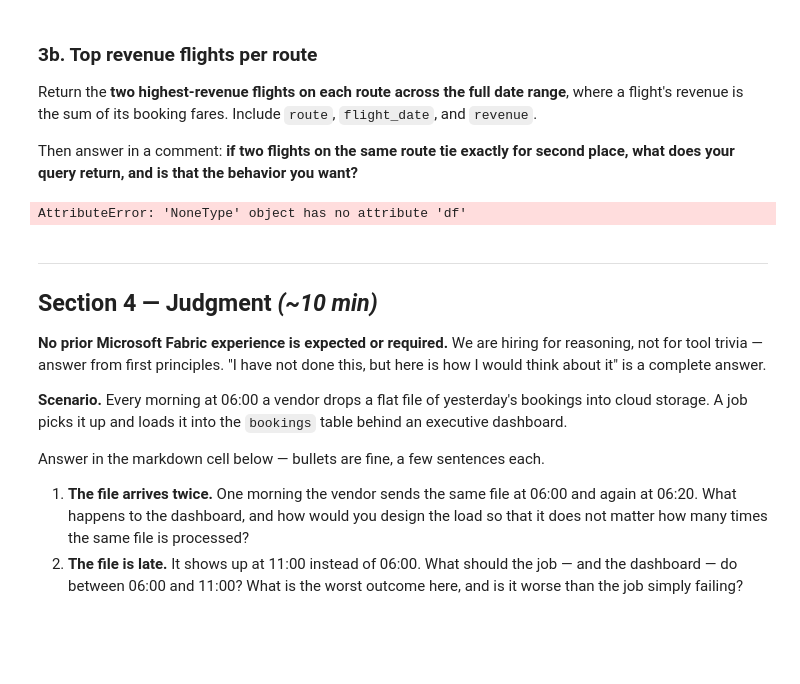
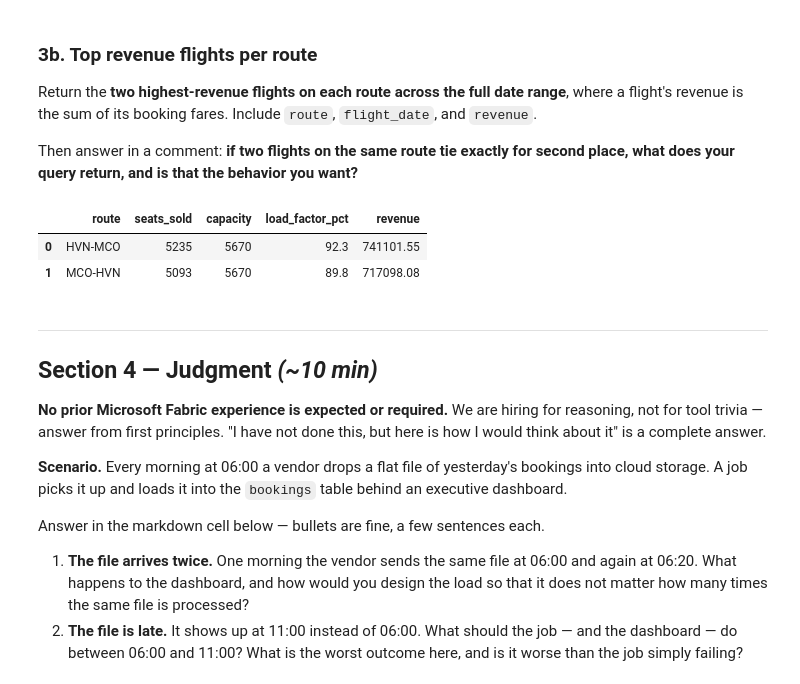
Before and after one commit to KforKelvin/Avelo_Assement, a Jupyter notebook: avelo_de_screen.ipynb, the cells around one changed output. Saved outputs shown, nothing was run; the diff lists cells and outputs as text; code cells hidden in the pictures; blank space fills up the shorter version.

```diff
--- a/avelo_de_screen.ipynb
+++ b/avelo_de_screen.ipynb
@@ -284,12 +284,45 @@ booking fares. Include `route`, `flight_date`, and `revenue`.
 
 Then answer in a comment: **if two flights on the same route tie exactly for second place, what does
 your query return, and is that the behavior you want?**
-# %%
-q("""
-
-""")
-# %% [output]
-AttributeError: 'NoneType' object has no attribute 'df'
+# %%
+q("""
+
+WITH flight_revenue AS (
+    SELECT flight_id, SUM(fare_usd) AS revenue
+    FROM bookings
+    GROUP BY flight_id
+)
+SELECT
+
+    f.origin || '-' || f.dest AS route,
+    CAST(SUM(seats_sold) AS BIGINT) as seats_sold,
+    CAST(SUM(capacity) AS BIGINT) as capacity,
+    ROUND(SUM(f.seats_sold)/SUM(f.capacity) * 100, 1) as load_factor_pct,
+    ROUND(SUM(r.revenue), 2) as revenue
+
+FROM flights f INNER JOIN flight_revenue r on f.flight_id = r.flight_id
+
+WHERE
+    f.flight_date >= '2026-04-01' and f.flight_date < '2026-05-01' and f.status == 'scheduled'
+
+GROUP BY
+    f.origin, f.dest, f.capacity
+
+ORDER BY
+    revenue DESC
+
+LIMIT 2
+
+""")
+
+## if two flights on the same route tie exactly for second place, what does your query return, and is that the behavior you want?
+## A tie is possible: a route has many flights (flight_ids), and revenue is a calculated sum.
+## My query will simply return 2 rows in total (LIMIT 2) with one of the tie route (since 2 rows look exactly the same), but they might have different flight_id
+## In terms of behavior, I will add other tie breakers like order by flight_date or
+# %% [output]
+|  | route | seats_sold | capacity | load_factor_pct | revenue |
+| 0 | HVN-MCO | 5235 | 5670 | 92.3 | 741101.55 |
+| 1 | MCO-HVN | 5093 | 5670 | 89.8 | 717098.08 |
 # %% [markdown]
 ---
 ## Section 4 — Judgment  *(~10 min)*
```
Also changed, not shown: parts of 1 cell of this notebook.
